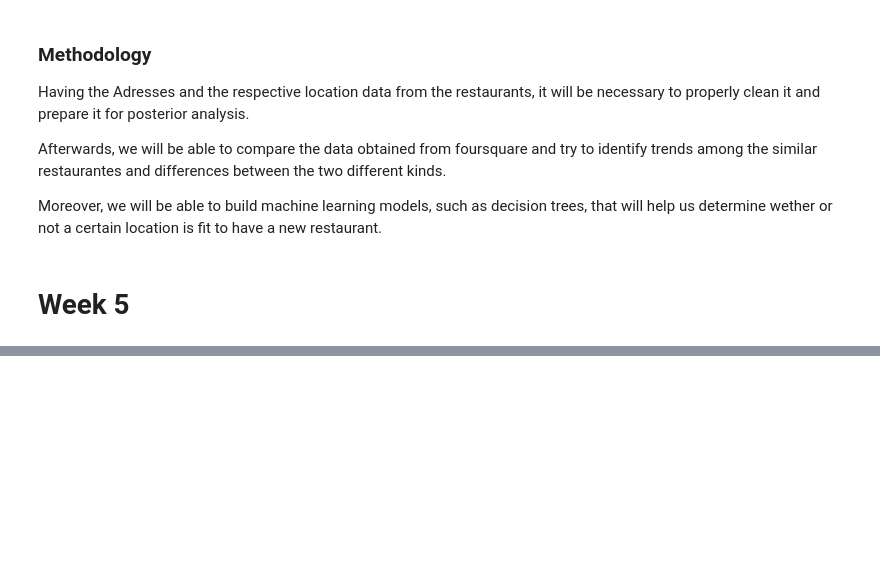
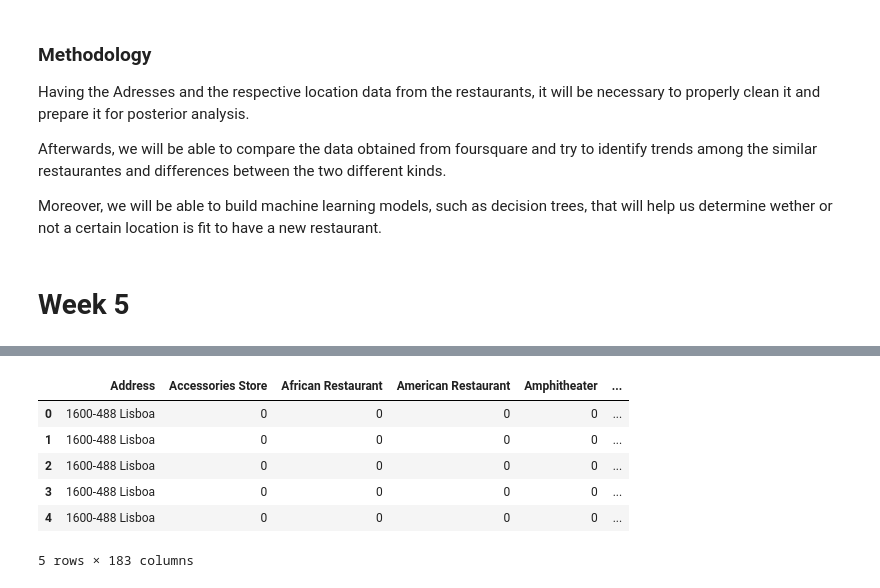
Before and after one commit to Mariocedo/Coursera_Capstone, a Jupyter notebook: Capstone_LastAssignment.ipynb, the cells around one changed output, grey strips where cells are left out. Cells and saved outputs as stored; diff of their text form; code cells hidden in the pictures; blank space fills up the shorter version.

```diff
--- a/Capstone_LastAssignment.ipynb
+++ b/Capstone_LastAssignment.ipynb
@@ -29,0 +84,14 @@ Moreover, we will be able to build machine learning models, such as decision tre
+# %%
+!pip install geocoder
+import geocoder
+# fetch all latitudes/longitudes
+
+latitude=[]
+longitude=[]
+for code in df['Address']:
+    g = geocoder.arcgis('{}, Lisboa, Portugal'.format(code))
+    while (g.latlng is None):
+        g = geocoder.arcgis('{}, Lisboa, Portugal'.format(code))
+    latlng = g.latlng
+    latitude.append(latlng[0])
+    longitude.append(latlng[1])
@@ -29,0 +114,9 @@ Moreover, we will be able to build machine learning models, such as decision tre
+# %%
+# Add columns to dataframe
+
+df["Latitude"] = latitude
+df["Longitude"] = longitude
+
+df['Label'] = df['Label'].astype(int)
+
+df.head()
@@ -29,0 +252,20 @@ Moreover, we will be able to build machine learning models, such as decision tre
+# %%
+# One hot encoding
+df_onehot = pd.get_dummies(df_venues[['Venue Category']], prefix="", prefix_sep="")
+
+# add neighborhood column back to dataframe
+df_onehot['Address'] = df_venues['Address']
+
+# move neighborhood column to the first column
+fixed_columns = [df_onehot.columns[-1]] + list(df_onehot.columns[:-1])
+df_onehot = df_onehot[fixed_columns]
+
+df_onehot.head()
+# %% [output]
+|  | Address | Accessories Store | African Restaurant | American Restaurant | Amphitheater | ... |
+| 0 | 1600-488 Lisboa | 0 | 0 | 0 | 0 | ... |
+| 1 | 1600-488 Lisboa | 0 | 0 | 0 | 0 | ... |
+| 2 | 1600-488 Lisboa | 0 | 0 | 0 | 0 | ... |
+| 3 | 1600-488 Lisboa | 0 | 0 | 0 | 0 | ... |
+| 4 | 1600-488 Lisboa | 0 | 0 | 0 | 0 | ... |
+5 rows × 183 columns
```
Also changed, not shown: parts of 23 cells of this notebook.
